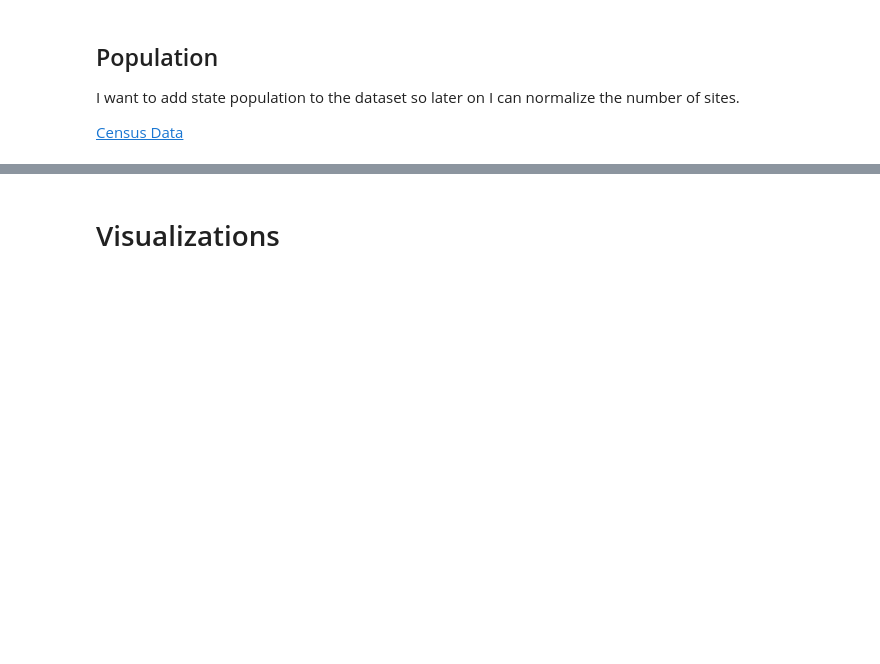
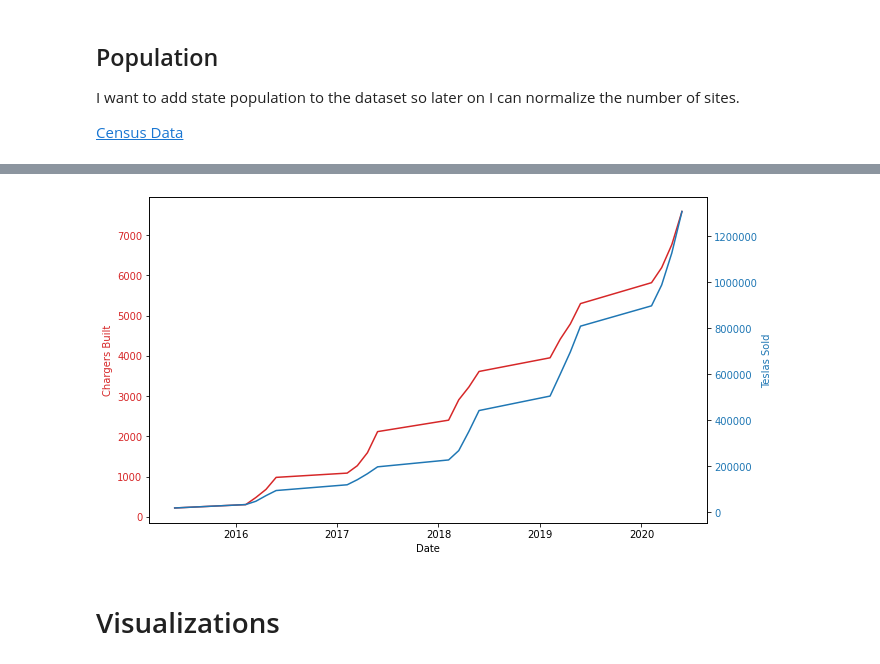
Before and after one commit to jeffkempster/code-louisville-data-science-2, a Jupyter notebook: Tesla Superchargers.ipynb, the cells around one changed output, grey strips where cells are left out. Saved outputs shown, nothing was run; the diff lists cells and outputs as text; code cells hidden in the pictures; blank space fills up the shorter version.

```diff
--- a/Tesla Superchargers.ipynb
+++ b/Tesla Superchargers.ipynb
@@ -286,0 +312,25 @@ teslas_sold.head()
+# %%
+# get a sum by year and quarter, this will line up with the
+# quarterly sales numbers
+sum_df = us_sites[['date_opened', 'num_of_chargers']] \
+    .groupby([us_sites.date_opened.dt.year.rename('year'), \
+              us_sites.date_opened.dt.quarter.rename('quarter')]).agg('sum')
+
+# I want the year and quarter to be columns not index
+sum_df = sum_df.reset_index()
+
+# year and quarter as a single field for plotting
+sum_df['year_quarter'] = sum_df.year + sum_df.quarter / 10
+
+# merge
+sum_df = pd.merge(sum_df, teslas_sold, on='year_quarter', how='inner')
+
+# get a cummulative sum
+sum_df['built_cum'] = sum_df['num_of_chargers'].cumsum()
+sum_df['sold_cum'] = sum_df['Sales'].cumsum()
+
+built = pd.Series(sum_df['built_cum'].values, index=sum_df['year_quarter'])
+sold = pd.Series(sum_df['sold_cum'].values, index=sum_df['year_quarter'])
+sum_df.head()
+#built.plot.line()
+#sold.plot.line()
@@ -287,3 +344,23 @@ teslas_sold.head()
+# %%
+fig, ax1 = plt.subplots(figsize=(10,6))
+
+color = 'tab:red'
+ax1.set_xlabel('Date')
+ax1.set_ylabel('Chargers Built', color=color)
+ax1.plot(sum_df.year_quarter, built, color=color)
+ax1.tick_params(axis='y', labelcolor=color)
+
+ax2 = ax1.twinx()  # instantiate a second axes that shares the same x-axis
+
+color = 'tab:blue'
+ax2.set_ylabel('Teslas Sold', color=color)  # we already handled the x-label with ax1
+ax2.plot(sum_df.year_quarter, sold, color=color)
+ax2.ticklabel_format(useOffset=False, style='plain')
+ax2.tick_params(axis='y', labelcolor=color)
+
+plt.show()
+# %% [output]
+[figure, added]
 # %% [markdown]
 # Visualizations
 # %% [markdown]
```
Also changed, not shown: parts of 5 cells of this notebook.
